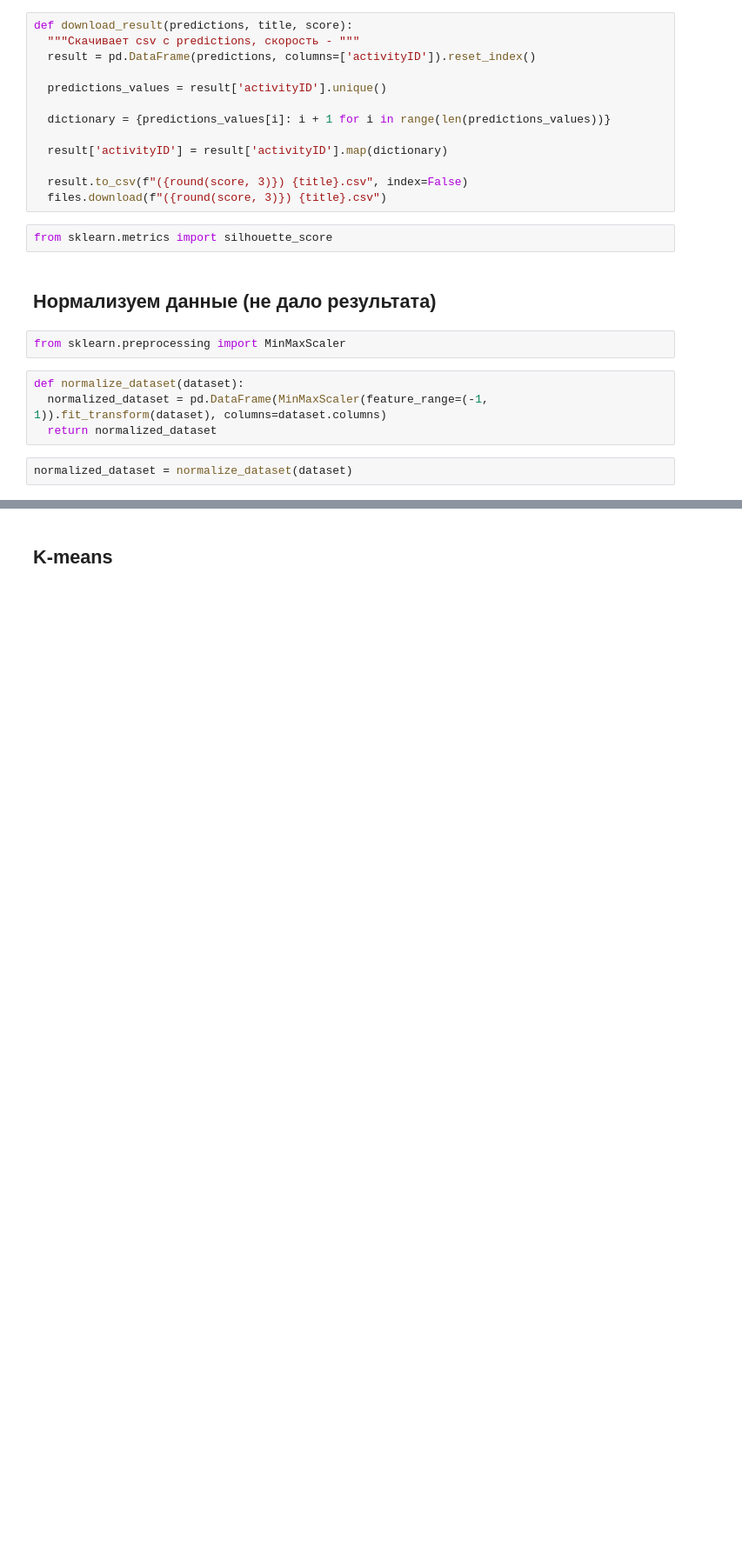
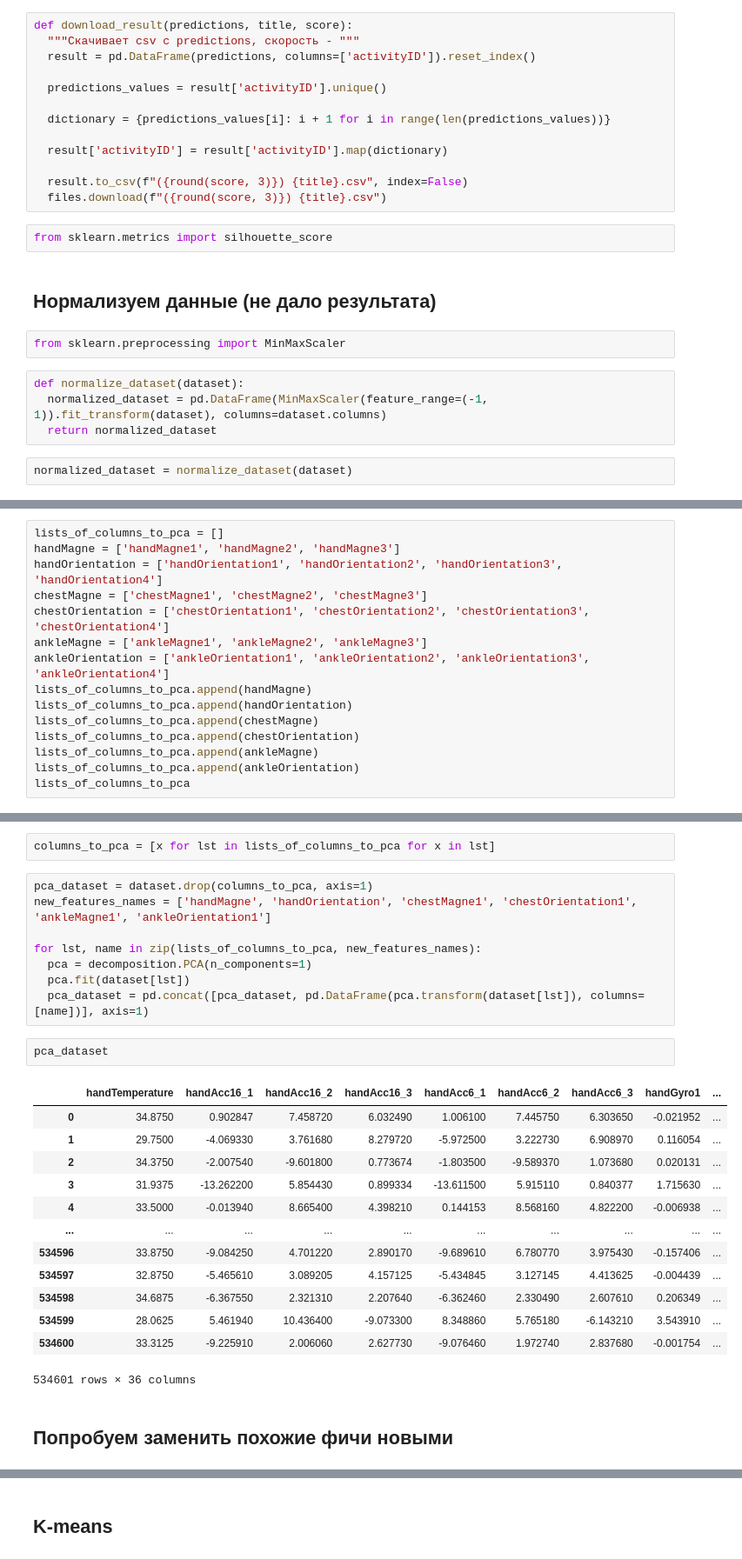
Before and after one commit to Kealfeyne/Samsung_Bootcamp_Classic_ML, a Jupyter notebook: 3_clustering.ipynb, the cells around one changed output, grey strips where cells are left out. Shown: that part at 87% size. Cells and saved outputs as stored; diff of their text form; blank space fills up the shorter version.

```diff
--- a/3_clustering.ipynb
+++ b/3_clustering.ipynb
@@ -135,0 +169,15 @@ current_dataset = dataset
+# %%
+lists_of_columns_to_pca = []
+handMagne = ['handMagne1', 'handMagne2', 'handMagne3']
+handOrientation = ['handOrientation1', 'handOrientation2', 'handOrientation3', 'handOrientation4']
+chestMagne = ['chestMagne1', 'chestMagne2', 'chestMagne3']
+chestOrientation = ['chestOrientation1', 'chestOrientation2', 'chestOrientation3', 'chestOrientation4']
+ankleMagne = ['ankleMagne1', 'ankleMagne2', 'ankleMagne3']
+ankleOrientation = ['ankleOrientation1', 'ankleOrientation2', 'ankleOrientation3', 'ankleOrientation4']
+lists_of_columns_to_pca.append(handMagne)
+lists_of_columns_to_pca.append(handOrientation)
+lists_of_columns_to_pca.append(chestMagne)
+lists_of_columns_to_pca.append(chestOrientation)
+lists_of_columns_to_pca.append(ankleMagne)
+lists_of_columns_to_pca.append(ankleOrientation)
+lists_of_columns_to_pca
@@ -135,0 +200,28 @@ current_dataset = dataset
+# %%
+columns_to_pca = [x for lst in lists_of_columns_to_pca for x in lst]
+# %%
+pca_dataset = dataset.drop(columns_to_pca, axis=1)
+new_features_names = ['handMagne', 'handOrientation', 'chestMagne1', 'chestOrientation1', 'ankleMagne1', 'ankleOrientation1']
+
+for lst, name in zip(lists_of_columns_to_pca, new_features_names):
+  pca = decomposition.PCA(n_components=1)
+  pca.fit(dataset[lst])
+  pca_dataset = pd.concat([pca_dataset, pd.DataFrame(pca.transform(dataset[lst]), columns=[name])], axis=1)
+# %%
+pca_dataset
+# %% [output]
+|  | handTemperature | handAcc16_1 | handAcc16_2 | handAcc16_3 | handAcc6_1 | handAcc6_2 | handAcc6_3 | handGyro1 | ... |
+| 0 | 34.8750 | 0.902847 | 7.458720 | 6.032490 | 1.006100 | 7.445750 | 6.303650 | -0.021952 | ... |
+| 1 | 29.7500 | -4.069330 | 3.761680 | 8.279720 | -5.972500 | 3.222730 | 6.908970 | 0.116054 | ... |
+| 2 | 34.3750 | -2.007540 | -9.601800 | 0.773674 | -1.803500 | -9.589370 | 1.073680 | 0.020131 | ... |
+| 3 | 31.9375 | -13.262200 | 5.854430 | 0.899334 | -13.611500 | 5.915110 | 0.840377 | 1.715630 | ... |
+| 4 | 33.5000 | -0.013940 | 8.665400 | 4.398210 | 0.144153 | 8.568160 | 4.822200 | -0.006938 | ... |
+| ... | ... | ... | ... | ... | ... | ... | ... | ... | ... |
+| 534596 | 33.8750 | -9.084250 | 4.701220 | 2.890170 | -9.689610 | 6.780770 | 3.975430 | -0.157406 | ... |
+| 534597 | 32.8750 | -5.465610 | 3.089205 | 4.157125 | -5.434845 | 3.127145 | 4.413625 | -0.004439 | ... |
+| 534598 | 34.6875 | -6.367550 | 2.321310 | 2.207640 | -6.362460 | 2.330490 | 2.607610 | 0.206349 | ... |
+| 534599 | 28.0625 | 5.461940 | 10.436400 | -9.073300 | 8.348860 | 5.765180 | -6.143210 | 3.543910 | ... |
+| 534600 | 33.3125 | -9.225910 | 2.006060 | 2.627730 | -9.076460 | 1.972740 | 2.837680 | -0.001754 | ... |
+534601 rows × 36 columns
+# %% [markdown]
+## Попробуем заменить похожие фичи новыми
```
Also changed, not shown: parts of 28 cells of this notebook.
